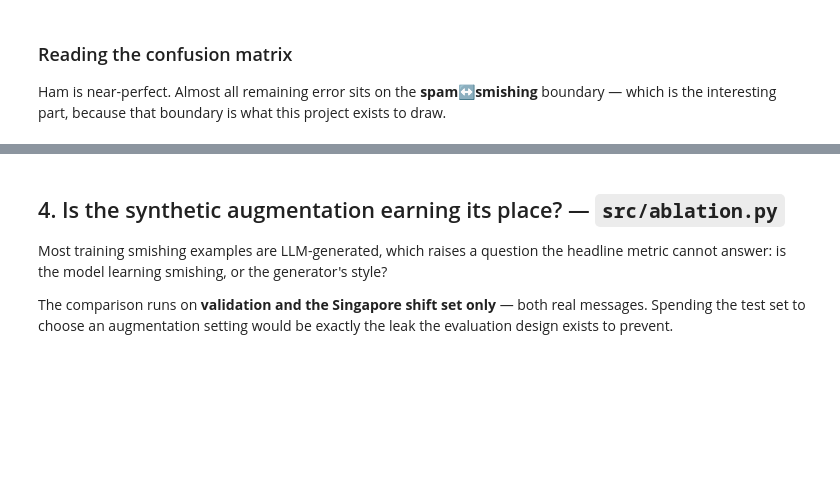
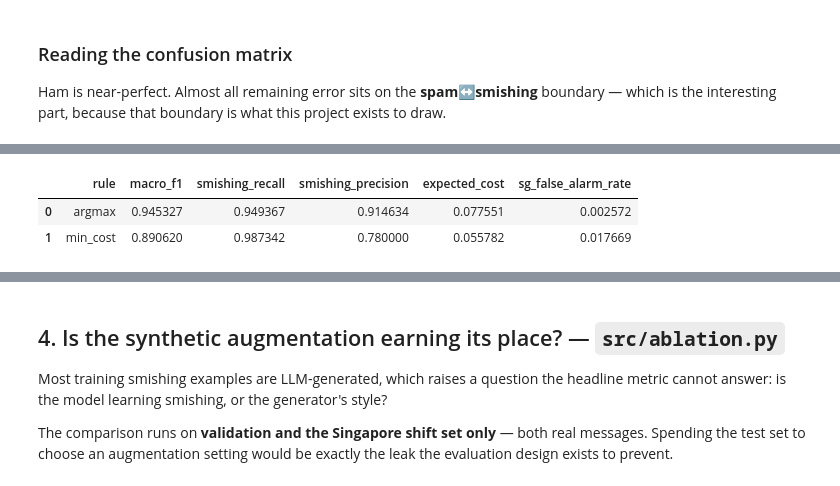
Before and after one commit to J0knee10/BC3415, a Jupyter notebook: Project/Indiv/notebooks/walkthrough.ipynb, the cells around one changed output, grey strips where cells are left out. Saved outputs shown, nothing was run; the diff lists cells and outputs as text; code cells hidden in the pictures; blank space fills up the shorter version.

```diff
--- a/Project/Indiv/notebooks/walkthrough.ipynb
+++ b/Project/Indiv/notebooks/walkthrough.ipynb
@@ -220,0 +239,6 @@ plt.tight_layout(); plt.show()
+# %%
+pd.read_csv(CFG.reports_dir / "operating_point_val.csv")
+# %% [output]
+|  | rule | macro_f1 | smishing_recall | smishing_precision | expected_cost | sg_false_alarm_rate |
+| 0 | argmax | 0.945327 | 0.949367 | 0.914634 | 0.077551 | 0.002572 |
+| 1 | min_cost | 0.890620 | 0.987342 | 0.780000 | 0.055782 | 0.017669 |
```
Also changed, not shown: parts of 14 cells of this notebook, 17 other files.
